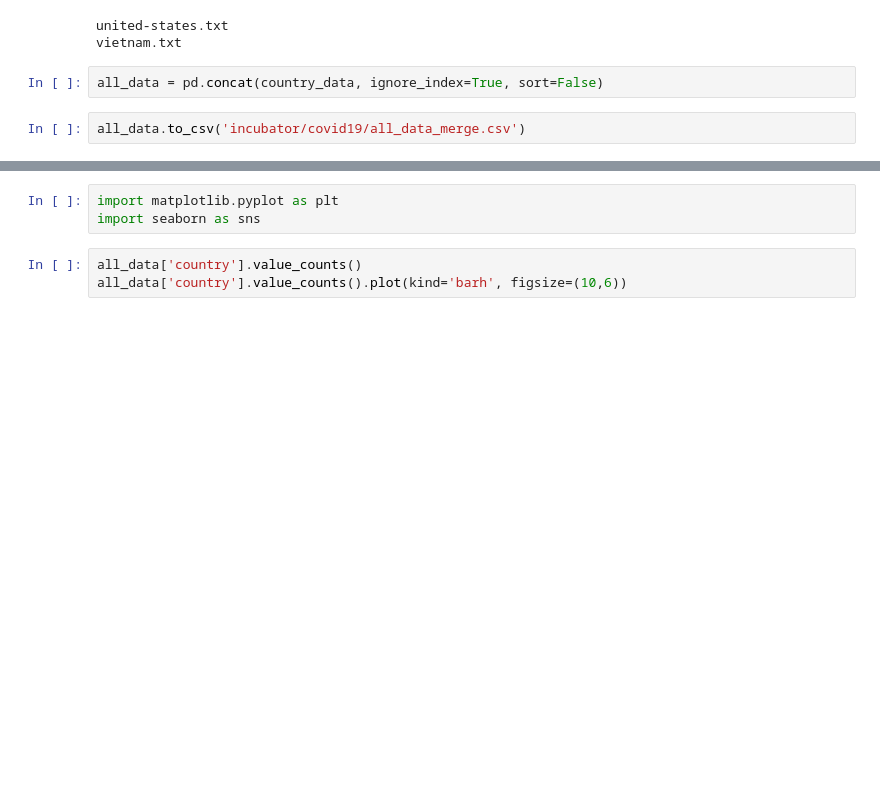
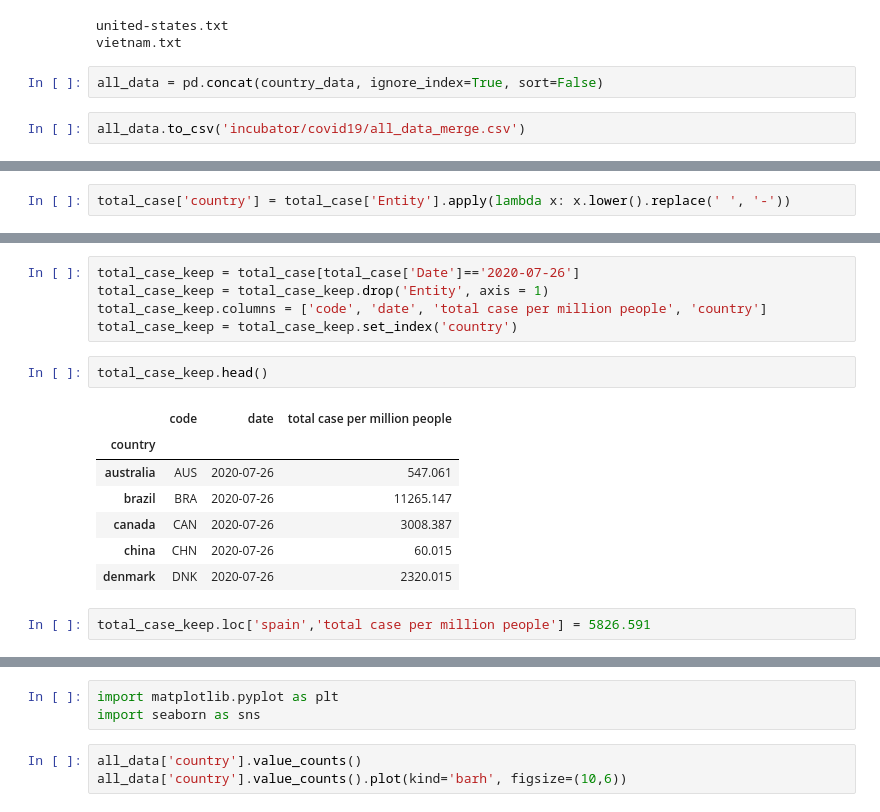
Before and after one commit to yuna-git/Covid19_response, a Jupyter notebook: covid-19 response study.ipynb, the cells around one changed output, grey strips where cells are left out. Cells and saved outputs as stored; diff of their text form; blank space fills up the shorter version.

```diff
--- a/covid-19 response study.ipynb
+++ b/covid-19 response study.ipynb
@@ -115,0 +121,2 @@ all_data.to_csv('incubator/covid19/all_data_merge.csv')
+# %%
+total_case['country'] = total_case['Entity'].apply(lambda x: x.lower().replace(' ', '-'))
@@ -115,0 +154,17 @@ all_data.to_csv('incubator/covid19/all_data_merge.csv')
+# %%
+total_case_keep = total_case[total_case['Date']=='2020-07-26']
+total_case_keep = total_case_keep.drop('Entity', axis = 1)
+total_case_keep.columns = ['code', 'date', 'total case per million people', 'country']
+total_case_keep = total_case_keep.set_index('country')
+# %%
+total_case_keep.head()
+# %% [output]
+|  | code | date | total case per million people |
+| country |  |  |  |
+| australia | AUS | 2020-07-26 | 547.061 |
+| brazil | BRA | 2020-07-26 | 11265.147 |
+| canada | CAN | 2020-07-26 | 3008.387 |
+| china | CHN | 2020-07-26 | 60.015 |
+| denmark | DNK | 2020-07-26 | 2320.015 |
+# %%
+total_case_keep.loc['spain','total case per million people'] = 5826.591
```
Also changed, not shown: parts of 30 cells of this notebook.
